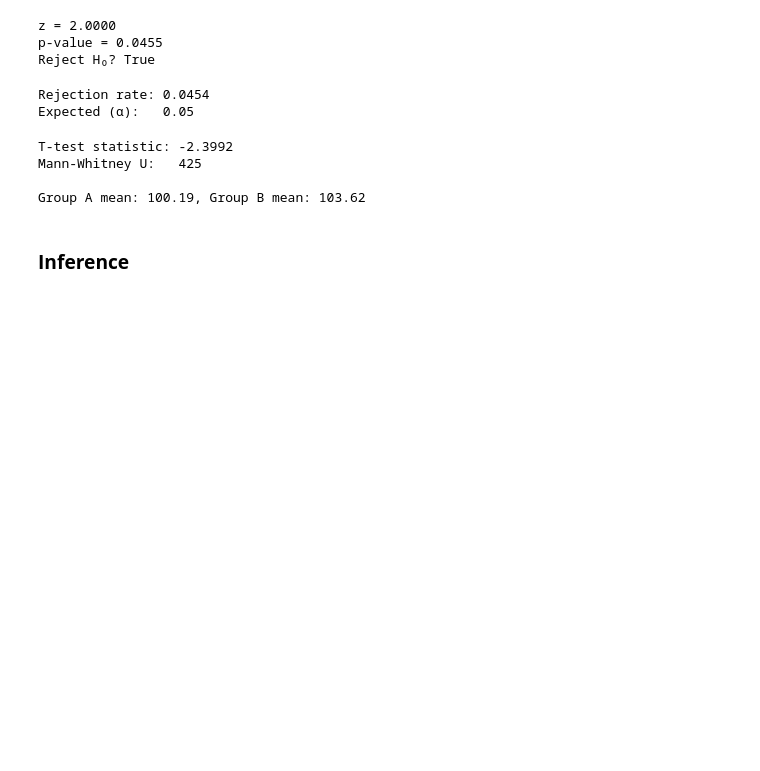
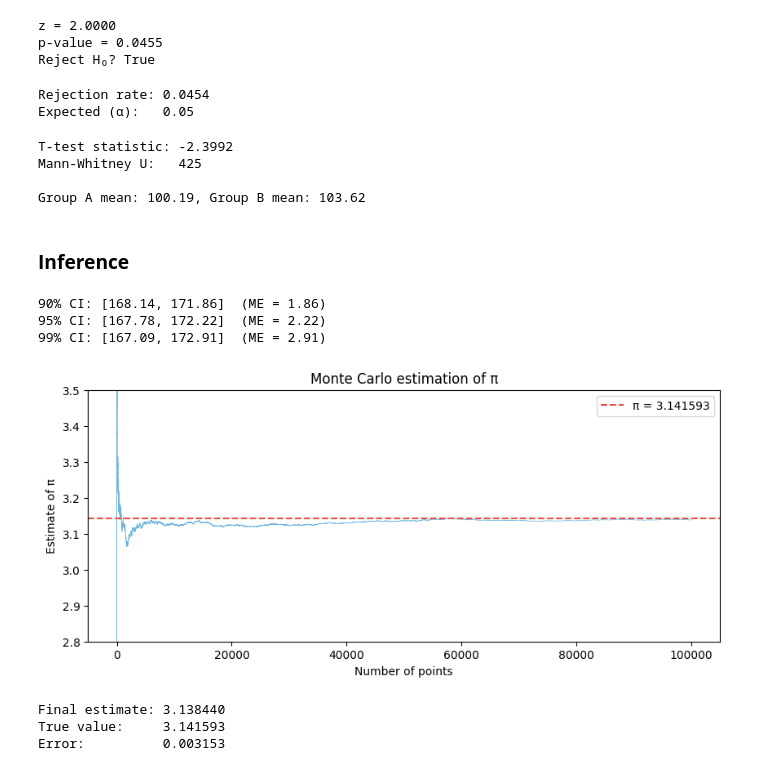
Before and after one commit to kahrees/the-compendium, a Jupyter notebook: Statistics.ipynb, the cells around one changed output. Cells and saved outputs as stored; diff of their text form; code cells hidden in the pictures; blank space fills up the shorter version.

Commit message:
Added inference. The sample size calculations were interesting

```diff
--- a/Statistics.ipynb
+++ b/Statistics.ipynb
@@ -310,3 +310,55 @@ Mann-Whitney U:   425
 Group A mean: 100.19, Group B mean: 103.62
 # %% [markdown]
 ### **Inference**
+# %%
+
+x_bar = 170.0    # sample mean
+sigma = 8.0      # population std (known)
+n = 50           # sample size
+
+# Critical values for common confidence levels
+z_stars = {0.90: 1.645, 0.95: 1.960, 0.99: 2.576}
+
+for conf, z_star in z_stars.items():
+    me = z_star * (sigma / jnp.sqrt(n))
+    lower, upper = x_bar - me, x_bar + me
+    print(f"{conf*100:.0f}% CI: [{lower:.2f}, {upper:.2f}]  (ME = {me:.2f})")
+# %% [output]
+90% CI: [168.14, 171.86]  (ME = 1.86)
+95% CI: [167.78, 172.22]  (ME = 2.22)
+99% CI: [167.09, 172.91]  (ME = 2.91)
+# %%
+
+
+key = jax.random.PRNGKey(42)
+
+# Generate random points in [-1, 1] x [-1, 1]
+n_points = 100_000
+k1, k2 = jax.random.split(key)
+x = jax.random.uniform(k1, shape=(n_points,), minval=-1, maxval=1)
+y = jax.random.uniform(k2, shape=(n_points,), minval=-1, maxval=1)
+
+# Check which points are inside the unit circle
+inside = (x**2 + y**2) <= 1.0
+cumulative_inside = jnp.cumsum(inside)
+counts = jnp.arange(1, n_points + 1)
+pi_estimates = 4.0 * cumulative_inside / counts
+
+plt.figure(figsize=(10, 4))
+plt.plot(pi_estimates, color="#3498db", alpha=0.7, linewidth=0.5)
+plt.axhline(y=jnp.pi, color="#e74c3c", linestyle="--", label=f"π = {jnp.pi:.6f}")
+plt.xlabel("Number of points")
+plt.ylabel("Estimate of π")
+plt.title("Monte Carlo estimation of π")
+plt.legend()
+plt.ylim(2.8, 3.5)
+plt.show()
+
+print(f"Final estimate: {pi_estimates[-1]:.6f}")
+print(f"True value:     {jnp.pi:.6f}")
+print(f"Error:          {abs(pi_estimates[-1] - jnp.pi):.6f}")
+# %% [output]
+[figure, added]
+Final estimate: 3.138440
+True value:     3.141593
+Error:          0.003153
```
Also changed, not shown: parts of 2 cells of this notebook.
